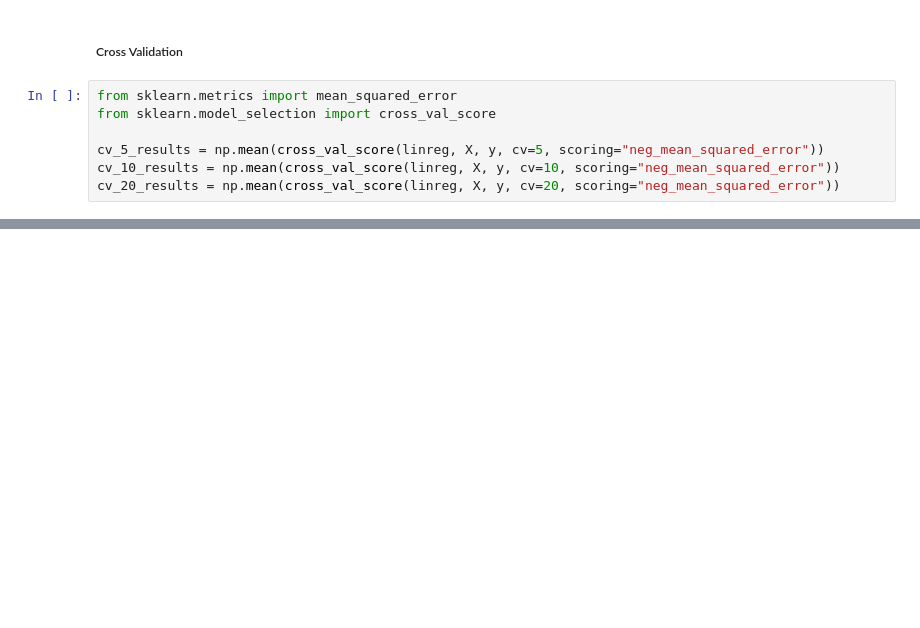
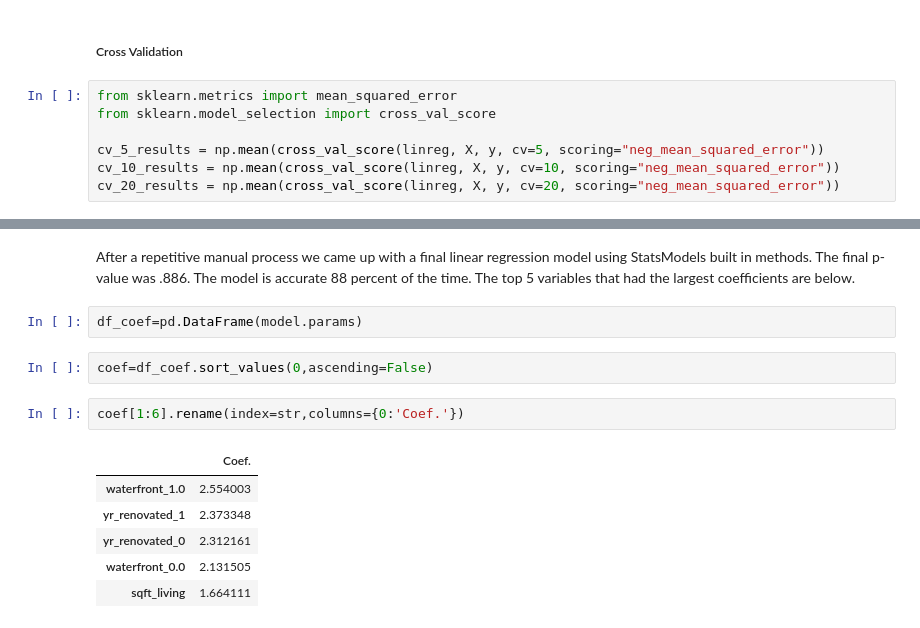
Before and after one commit to gabertooth/dsc-1-final-project-online-ds-pt-021119, a Jupyter notebook: student.ipynb, the cells around one changed output, grey strips where cells are left out. Drawn from its saved outputs; the diff is of its cells as text; blank space fills up the shorter version.

```diff
--- a/student.ipynb
+++ b/student.ipynb
@@ -857,2 +924,17 @@ score = cross_val_score(linreg, X, y, cv=15, scoring="r2")
 # %% [output]
 Model Accuracy: 88.0 %
+# %% [markdown]
+After a repetitive manual process we came up with a final linear regression model using StatsModels built in methods.  The final p-value was .886.  The model is accurate 88 percent of the time.  The top 5 variables that had the largest coefficients are below.
+# %%
+df_coef=pd.DataFrame(model.params)
+# %%
+coef=df_coef.sort_values(0,ascending=False)
+# %%
+coef[1:6].rename(index=str,columns={0:'Coef.'})
+# %% [output]
+|  | Coef. |
+| waterfront_1.0 | 2.554003 |
+| yr_renovated_1 | 2.373348 |
+| yr_renovated_0 | 2.312161 |
+| waterfront_0.0 | 2.131505 |
+| sqft_living | 1.664111 |
```
Also changed, not shown: parts of 14 cells of this notebook.
